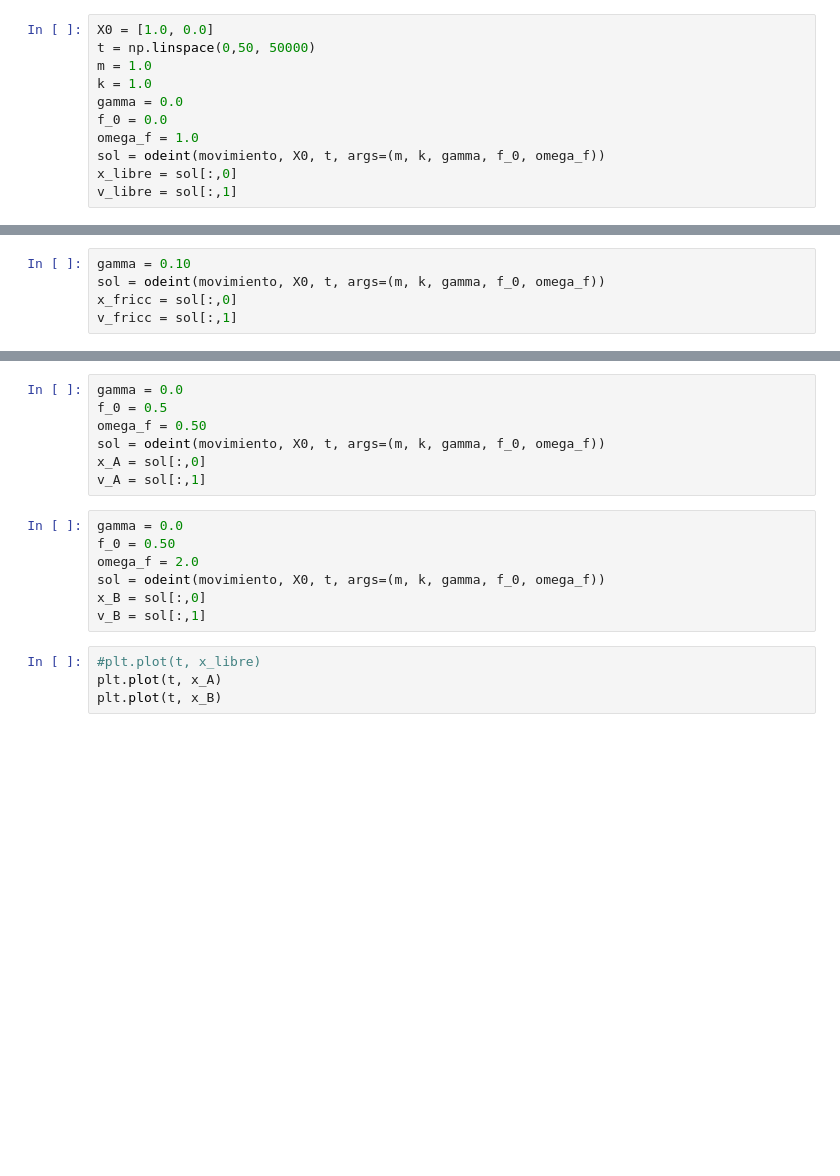
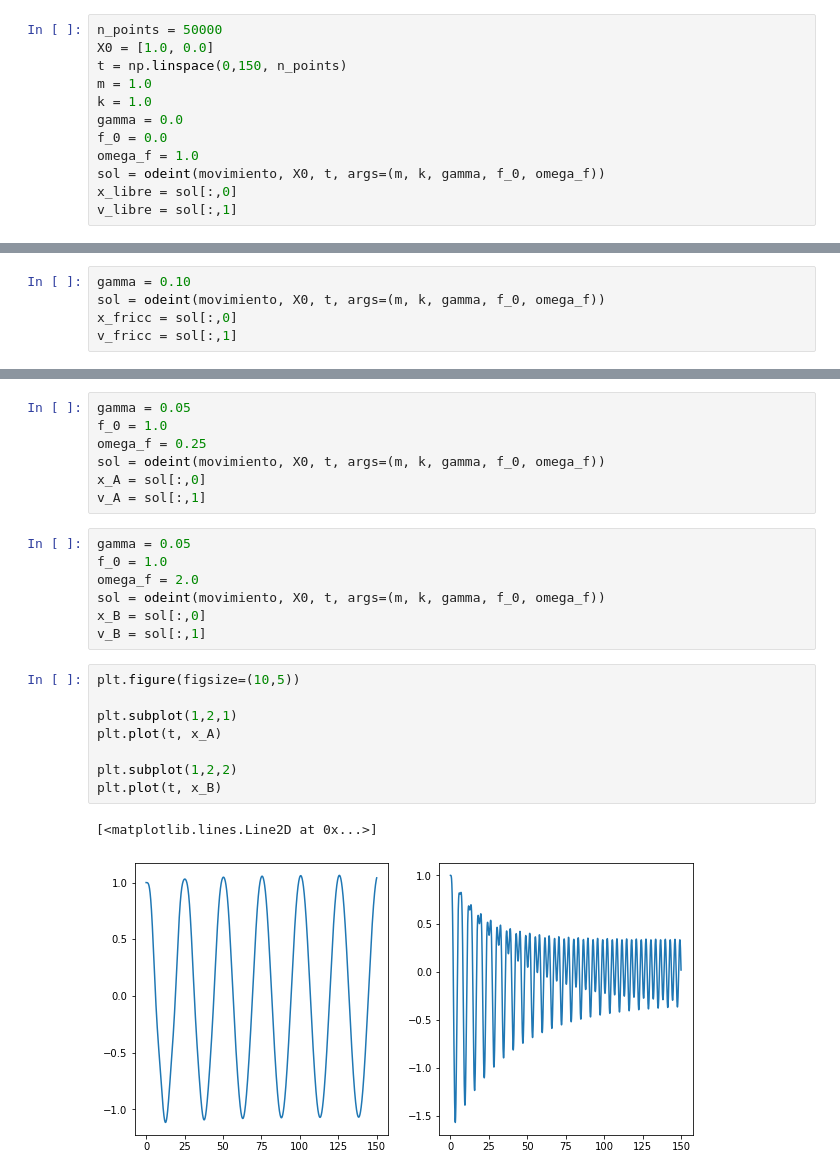
Before and after one commit to forero/ExperimentosDemostrativos, a Jupyter notebook: ondas/04_MAS_forzado.ipynb, the cells around one changed output, grey strips where cells are left out. Drawn from its saved outputs; the diff is of its cells as text; blank space fills up the shorter version.

```diff
--- a/ondas/04_MAS_forzado.ipynb
+++ b/ondas/04_MAS_forzado.ipynb
@@ -8,8 +8,9 @@ def movimiento(X, t, m, k, gamma, f_0, omega_f):
     dXdt = [v, -(k/m)*x - gamma*v + (f_0/m) * np.cos(omega_f * t)]
     return dXdt
 # %%
+n_points = 50000
 X0 = [1.0, 0.0]
-t = np.linspace(0,50, 50000)
+t = np.linspace(0,150, n_points)
 m = 1.0
 k = 1.0
 gamma = 0.0
@@ -38,18 +57,25 @@ plt.plot(x_fricc, v_fricc)
 # %%
-gamma = 0.0
-f_0 = 0.5
-omega_f = 0.50
+gamma = 0.05
+f_0 = 1.0
+omega_f = 0.25
 sol = odeint(movimiento, X0, t, args=(m, k, gamma, f_0, omega_f))
 x_A = sol[:,0]
 v_A = sol[:,1]
 # %%
-gamma = 0.0
-f_0 = 0.50
+gamma = 0.05
+f_0 = 1.0
 omega_f = 2.0
 sol = odeint(movimiento, X0, t, args=(m, k, gamma, f_0, omega_f))
 x_B = sol[:,0]
 v_B = sol[:,1]
 # %%
-#plt.plot(t, x_libre)
+plt.figure(figsize=(10,5))
+
+plt.subplot(1,2,1)
 plt.plot(t, x_A)
+
+plt.subplot(1,2,2)
 plt.plot(t, x_B)
+# %% [output]
+[<matplotlib.lines.Line2D at 0x...>]
+[figure, added]
```
Also changed, not shown: parts of 11 cells of this notebook.
